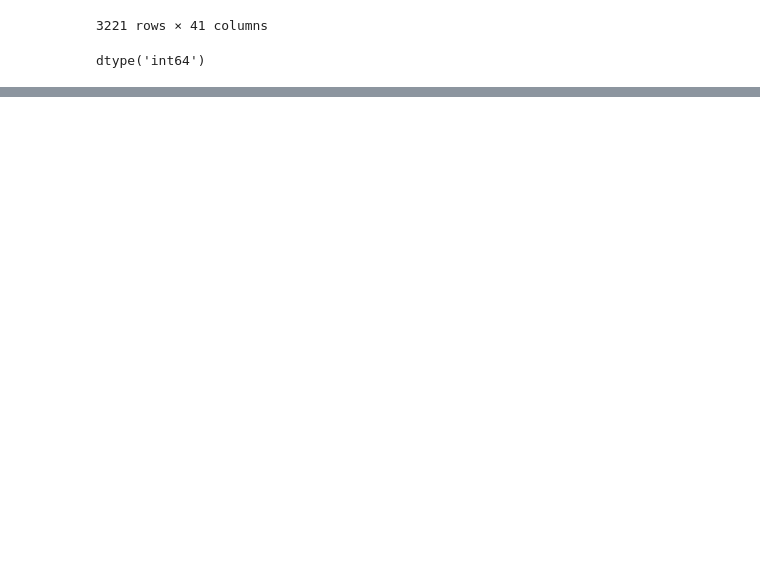
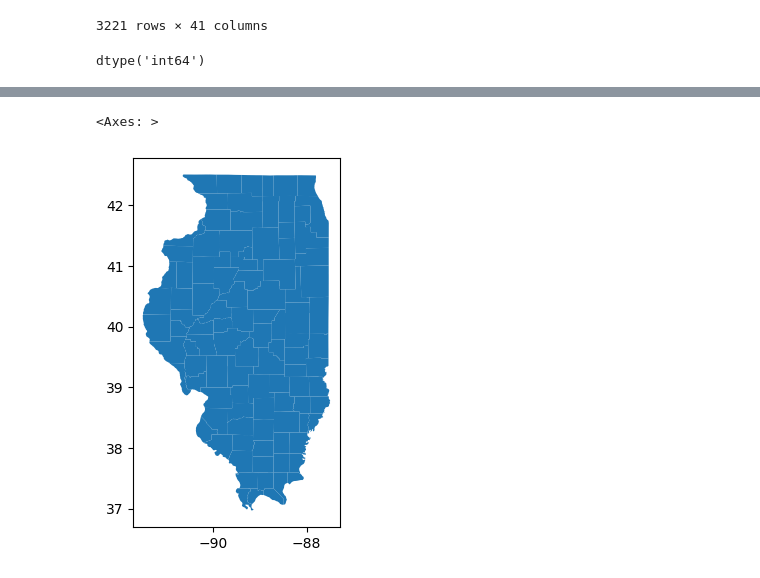
Before and after one commit to uchicago-dsi/rafi-grocery, a Jupyter notebook: String Match Week 3 .ipynb, the cells around one changed output, grey strips where cells are left out. Cells and saved outputs as stored; diff of their text form; code cells hidden in the pictures; blank space fills up the shorter version.

```diff
--- a/String Match Week 3 .ipynb
+++ b/String Match Week 3 .ipynb
@@ -756,0 +773,3 @@ census_counties_data
+# %%
+updated_counties2 = census_counties[census_counties['STATEFP']=='17']
+updated_counties2
@@ -756,0 +790,5 @@ census_counties_data
+# %%
+updated_counties2.plot()
+# %% [output]
+<Axes: >
+[figure, added]
```
Also changed, not shown: parts of 19 cells of this notebook.
